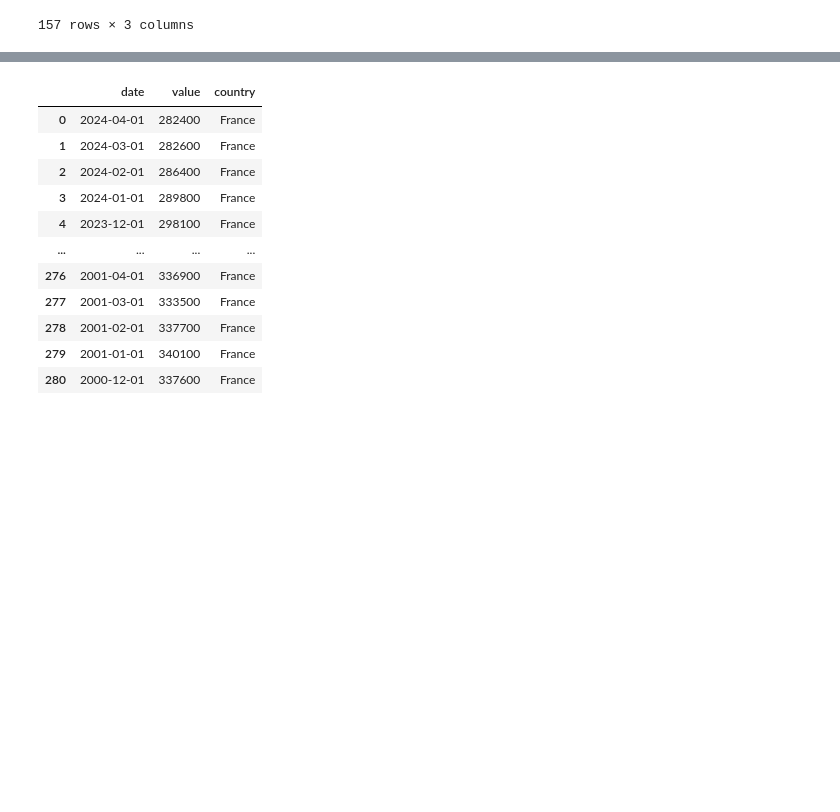
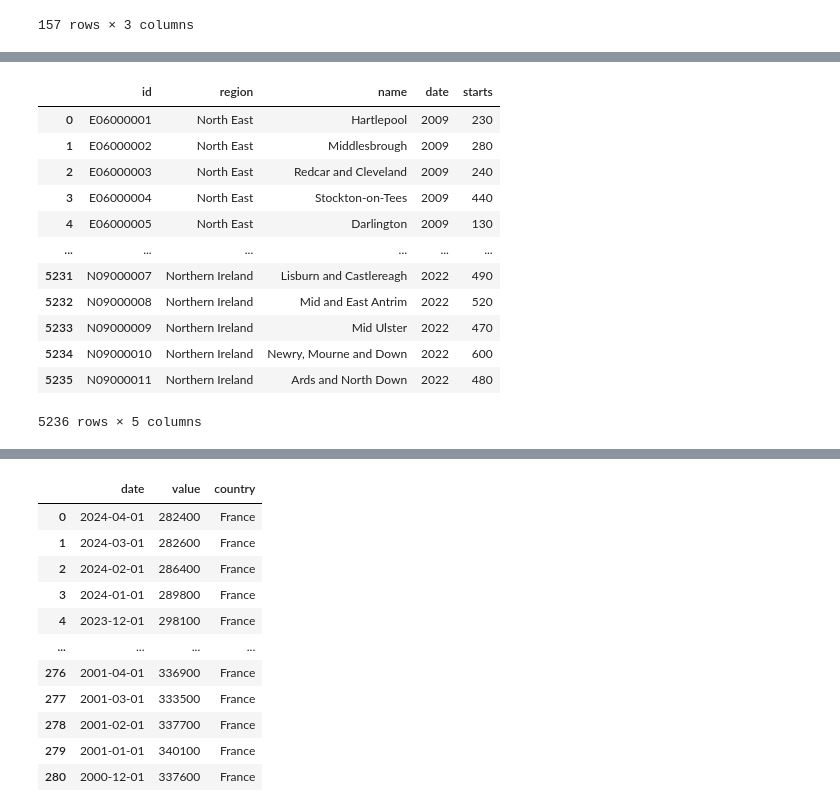
Before and after one commit to jhellingsdata/RADataHub, a Jupyter notebook: Chart Packs/Housing/housing.ipynb, the cells around one changed output, grey strips where cells are left out. Drawn from its saved outputs; the diff is of its cells as text; code cells hidden in the pictures; blank space fills up the shorter version.

```diff
--- a/Chart Packs/Housing/housing.ipynb
+++ b/Chart Packs/Housing/housing.ipynb
@@ -221,0 +507,16 @@ chart
+# %%
+starts_df
+# %% [output]
+|  | id | region | name | date | starts |
+| 0 | E06000001 | North East | Hartlepool | 2009 | 230 |
+| 1 | E06000002 | North East | Middlesbrough | 2009 | 280 |
+| 2 | E06000003 | North East | Redcar and Cleveland | 2009 | 240 |
+| 3 | E06000004 | North East | Stockton-on-Tees | 2009 | 440 |
+| 4 | E06000005 | North East | Darlington | 2009 | 130 |
+| ... | ... | ... | ... | ... | ... |
+| 5231 | N09000007 | Northern Ireland | Lisburn and Castlereagh | 2022 | 490 |
+| 5232 | N09000008 | Northern Ireland | Mid and East Antrim | 2022 | 520 |
+| 5233 | N09000009 | Northern Ireland | Mid Ulster | 2022 | 470 |
+| 5234 | N09000010 | Northern Ireland | Newry, Mourne and Down | 2022 | 600 |
+| 5235 | N09000011 | Northern Ireland | Ards and North Down | 2022 | 480 |
+5236 rows × 5 columns
```
Also changed, not shown: parts of 26 cells of this notebook, 21 other files.
